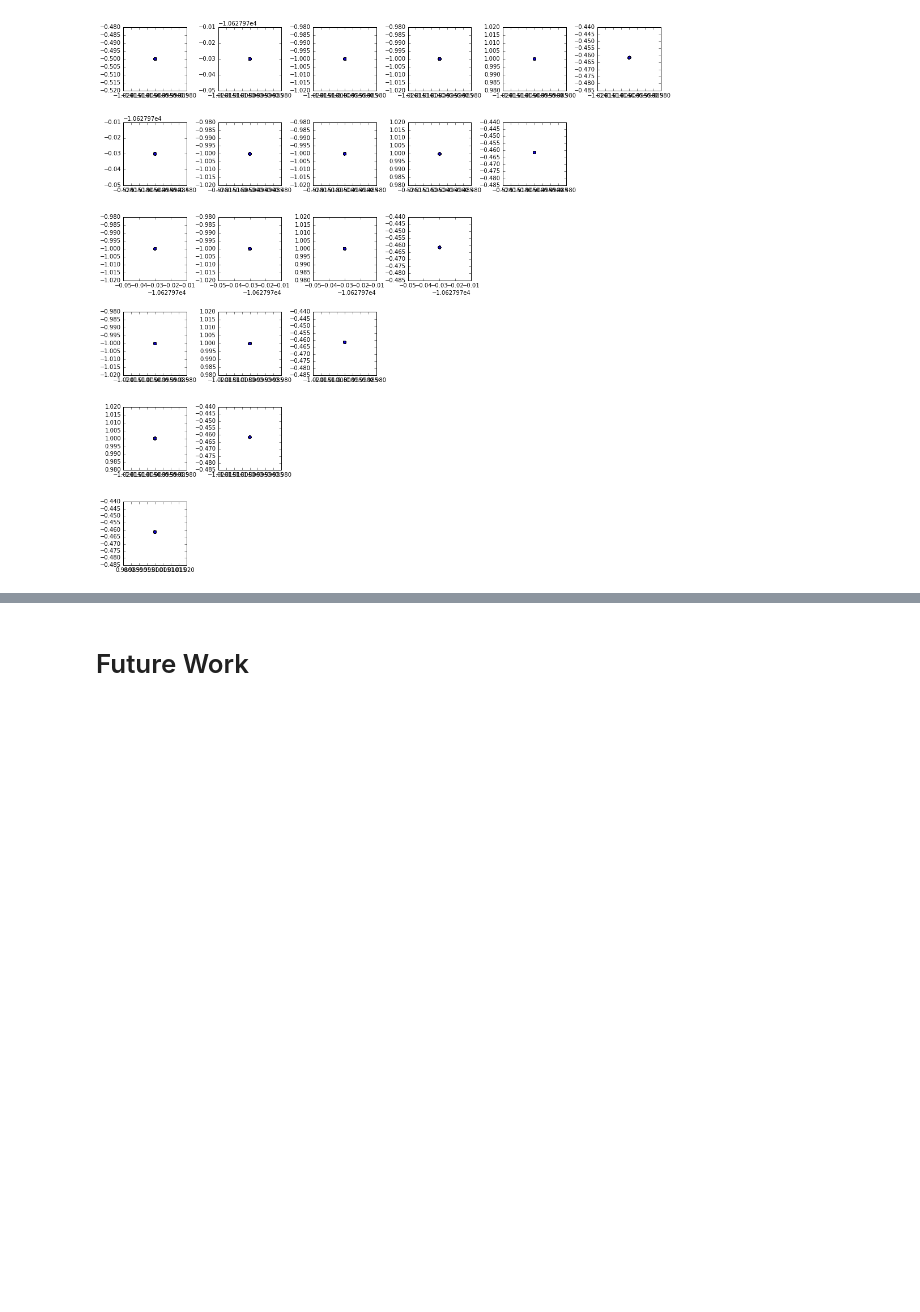
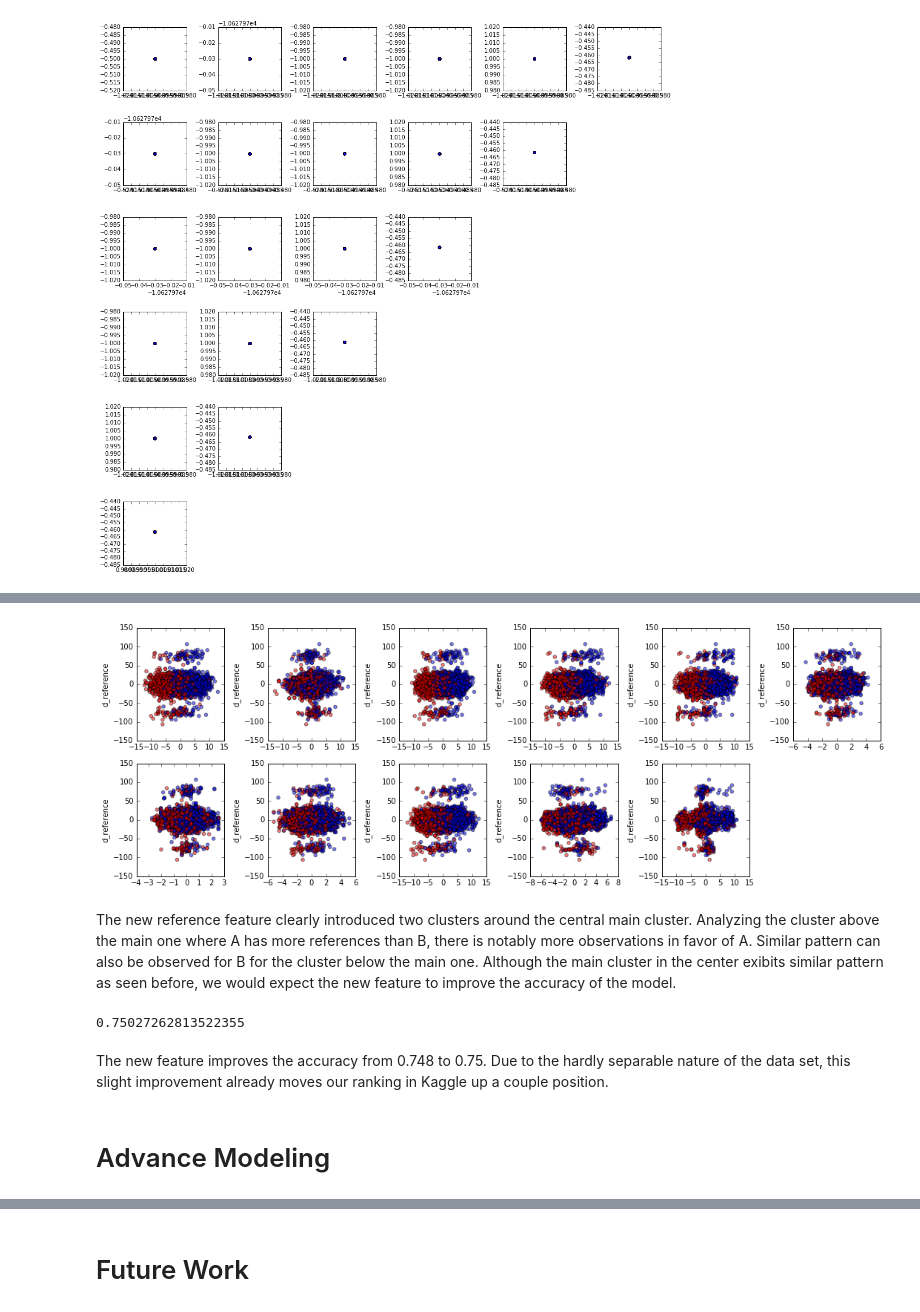
Before and after one commit to nickhamlin/mids_207_final_project, a Jupyter notebook: 207 Final Project - Byun, Chio, Danish, Hamlin, Pazo.ipynb, the cells around one changed output, grey strips where cells are left out. Cells and saved outputs as stored; diff of their text form; code cells hidden in the pictures; blank space fills up the shorter version.

```diff
--- a/207 Final Project - Byun, Chio, Danish, Hamlin, Pazo.ipynb
+++ b/207 Final Project - Byun, Chio, Danish, Hamlin, Pazo.ipynb
@@ -511,0 +448,16 @@ Using cross validation, Random Forest with 100 to 300 estimators gives the best
+# %%
+# Generate reference features for train data set
+X_reference_features = generate_reference_features(X, reference_dict)
+# Compute the difference between A and B's reference count
+ref_feature_transformed = X_reference_features[:,0] - X_reference_features[:,1]
+X_transformed_with_ref = np.hstack((X_transformed, ref_feature_transformed[:,np.newaxis]))
+
+# Run through the same prepare_train_data process to split data into train and dev set
+ref_train_data, _, ref_dev_data, _ = prepare_train_data(ref_feature_transformed, ref_feature_transformed)
+train_data_transformed_with_ref = np.hstack((train_data_transformed, ref_train_data[:,np.newaxis]))
+dev_data_transformed_with_ref = np.hstack((dev_data_transformed, ref_dev_data[:,np.newaxis]))
+
+# Generate reference features for test data set
+test_ref_feature = generate_reference_features(test_data, reference_dict)
+test_ref_feature_transformed = test_ref_feature[:,0] - test_ref_feature[:,1]
+test_data_transformed_with_ref = np.hstack((test_data_transformed, test_ref_feature_transformed[:,np.newaxis]))
@@ -511,0 +480,25 @@ Using cross validation, Random Forest with 100 to 300 estimators gives the best
+# %%
+# Scatterplots of the new feature vs all other features
+
+plt.figure(figsize=(18,6))
+features_counts = train_data_transformed_with_ref.shape[1]
+for i in range(features_counts-1):
+    plt.subplot(2, (features_counts-1)/2 + 1, i+1)
+    plt.subplots_adjust(wspace=0.5)
+    plot_two_dim_data(train_data_transformed_with_ref, train_labels, i, features_counts-1)
+    plt.ylabel("d_reference")
+# %% [output]
+[figure, added]
+# %% [markdown]
+The new reference feature clearly introduced two clusters around the central main cluster. Analyzing the cluster above the main one where A has more references than B, there is notably more observations in favor of A. Similar pattern can also be observed for B for the cluster below the main one. Although the main cluster in the center exibits similar pattern as seen before, we would expect the new feature to improve the accuracy of the model.
+# %%
+# Use same logistic regression configuration as above and compare result
+lr = LogisticRegression(C=1)
+lr.fit(train_data_transformed_with_ref, train_labels)
+lr.score(dev_data_transformed_with_ref, dev_labels)
+# %% [output]
+0.75027262813522355
+# %% [markdown]
+The new feature improves the accuracy from 0.748 to 0.75. Due to the hardly separable nature of the data set, this slight improvement already moves our ranking in Kaggle up a couple position.
+# %% [markdown]
+# Advance Modeling
```
Also changed, not shown: parts of 63 cells of this notebook.
